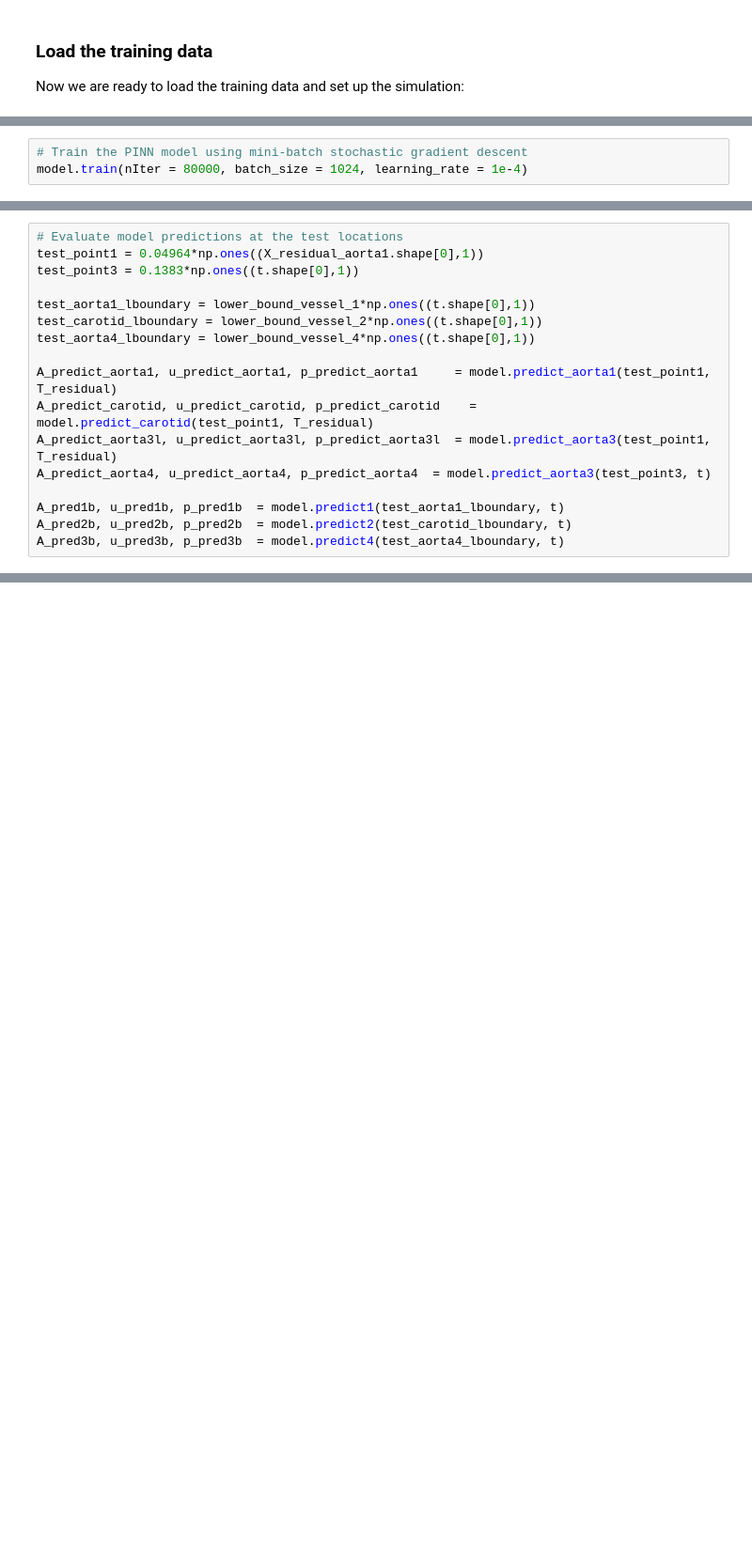
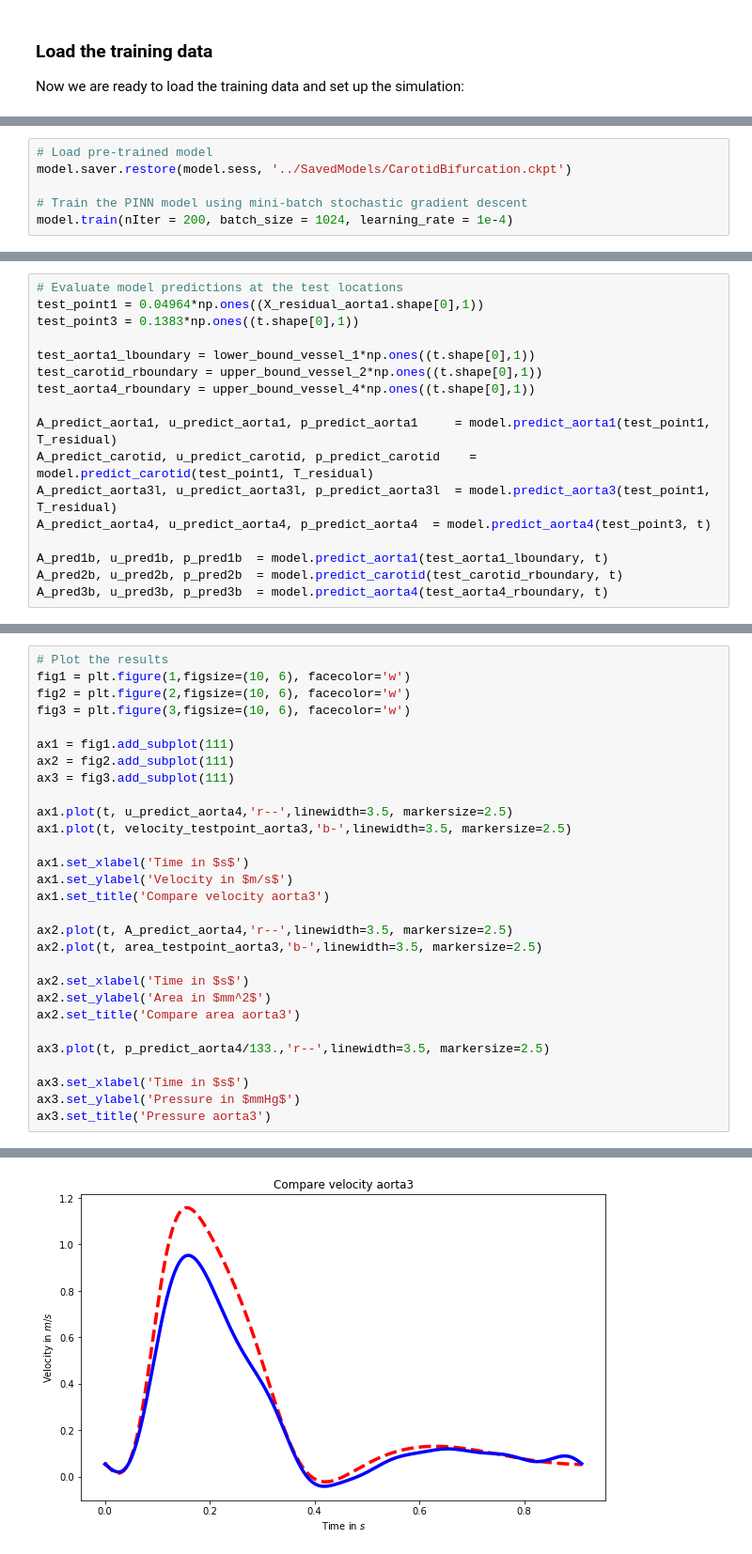
Before and after one commit to PredictiveIntelligenceLab/USNCCM15-Short-Course-Recent-Advances-in-Physics-Informed-Deep-Learning, a Jupyter notebook: notebooks/Graph PINNs.ipynb, the cells around one changed output, grey strips where cells are left out. Shown at 94% size. Drawn from its saved outputs; the diff is of its cells as text; blank space fills up the shorter version.

```diff
--- a/notebooks/Graph PINNs.ipynb
+++ b/notebooks/Graph PINNs.ipynb
@@ -1036,3 +1043,6 @@ model = OneDBioPINN(X_measurement_aorta1, X_measurement_carotid,
 # %%
+# Load pre-trained model
+model.saver.restore(model.sess, '../SavedModels/CarotidBifurcation.ckpt')
+
 # Train the PINN model using mini-batch stochastic gradient descent
-model.train(nIter = 80000, batch_size = 1024, learning_rate = 1e-4)
+model.train(nIter = 200, batch_size = 1024, learning_rate = 1e-4)
@@ -1042,14 +1056,14 @@ test_point1 = 0.04964*np.ones((X_residual_aorta1.shape[0],1))
 test_point3 = 0.1383*np.ones((t.shape[0],1))
 
 test_aorta1_lboundary = lower_bound_vessel_1*np.ones((t.shape[0],1))
-test_carotid_lboundary = lower_bound_vessel_2*np.ones((t.shape[0],1))
-test_aorta4_lboundary = lower_bound_vessel_4*np.ones((t.shape[0],1))
+test_carotid_rboundary = upper_bound_vessel_2*np.ones((t.shape[0],1))
+test_aorta4_rboundary = upper_bound_vessel_4*np.ones((t.shape[0],1))
 
 A_predict_aorta1, u_predict_aorta1, p_predict_aorta1     = model.predict_aorta1(test_point1, T_residual)
 A_predict_carotid, u_predict_carotid, p_predict_carotid    = model.predict_carotid(test_point1, T_residual)
 A_predict_aorta3l, u_predict_aorta3l, p_predict_aorta3l  = model.predict_aorta3(test_point1, T_residual)
-A_predict_aorta4, u_predict_aorta4, p_predict_aorta4  = model.predict_aorta3(test_point3, t)
+A_predict_aorta4, u_predict_aorta4, p_predict_aorta4  = model.predict_aorta4(test_point3, t)
 
-A_pred1b, u_pred1b, p_pred1b  = model.predict1(test_aorta1_lboundary, t)
-A_pred2b, u_pred2b, p_pred2b  = model.predict2(test_carotid_lboundary, t)
-A_pred3b, u_pred3b, p_pred3b  = model.predict4(test_aorta4_lboundary, t)
+A_pred1b, u_pred1b, p_pred1b  = model.predict_aorta1(test_aorta1_lboundary, t)
+A_pred2b, u_pred2b, p_pred2b  = model.predict_carotid(test_carotid_rboundary, t)
+A_pred3b, u_pred3b, p_pred3b  = model.predict_aorta4(test_aorta4_rboundary, t)
@@ -1198,0 +1070,30 @@ ax12.set_title('Area comparison aorta4')
+# %%
+# Plot the results
+fig1 = plt.figure(1,figsize=(10, 6), facecolor='w')
+fig2 = plt.figure(2,figsize=(10, 6), facecolor='w')
+fig3 = plt.figure(3,figsize=(10, 6), facecolor='w')
+
+ax1 = fig1.add_subplot(111)
+ax2 = fig2.add_subplot(111)
+ax3 = fig3.add_subplot(111)
+
+ax1.plot(t, u_predict_aorta4,'r--',linewidth=3.5, markersize=2.5)
+ax1.plot(t, velocity_testpoint_aorta3,'b-',linewidth=3.5, markersize=2.5)
+
+ax1.set_xlabel('Time in $s$')
+ax1.set_ylabel('Velocity in $m/s$')
+ax1.set_title('Compare velocity aorta3')
+
+ax2.plot(t, A_predict_aorta4,'r--',linewidth=3.5, markersize=2.5)
+ax2.plot(t, area_testpoint_aorta3,'b-',linewidth=3.5, markersize=2.5)
+
+ax2.set_xlabel('Time in $s$')
+ax2.set_ylabel('Area in $mm^2$')
+ax2.set_title('Compare area aorta3')
+
+ax3.plot(t, p_predict_aorta4/133.,'r--',linewidth=3.5, markersize=2.5)
+
+ax3.set_xlabel('Time in $s$')
+ax3.set_ylabel('Pressure in $mmHg$')
+ax3.set_title('Pressure aorta3')
+# %% [output]
@@ -1198,0 +1101 @@ ax12.set_title('Area comparison aorta4')
+[figure, added]
```
Also changed, not shown: parts of 10 cells of this notebook, 17 other files.
